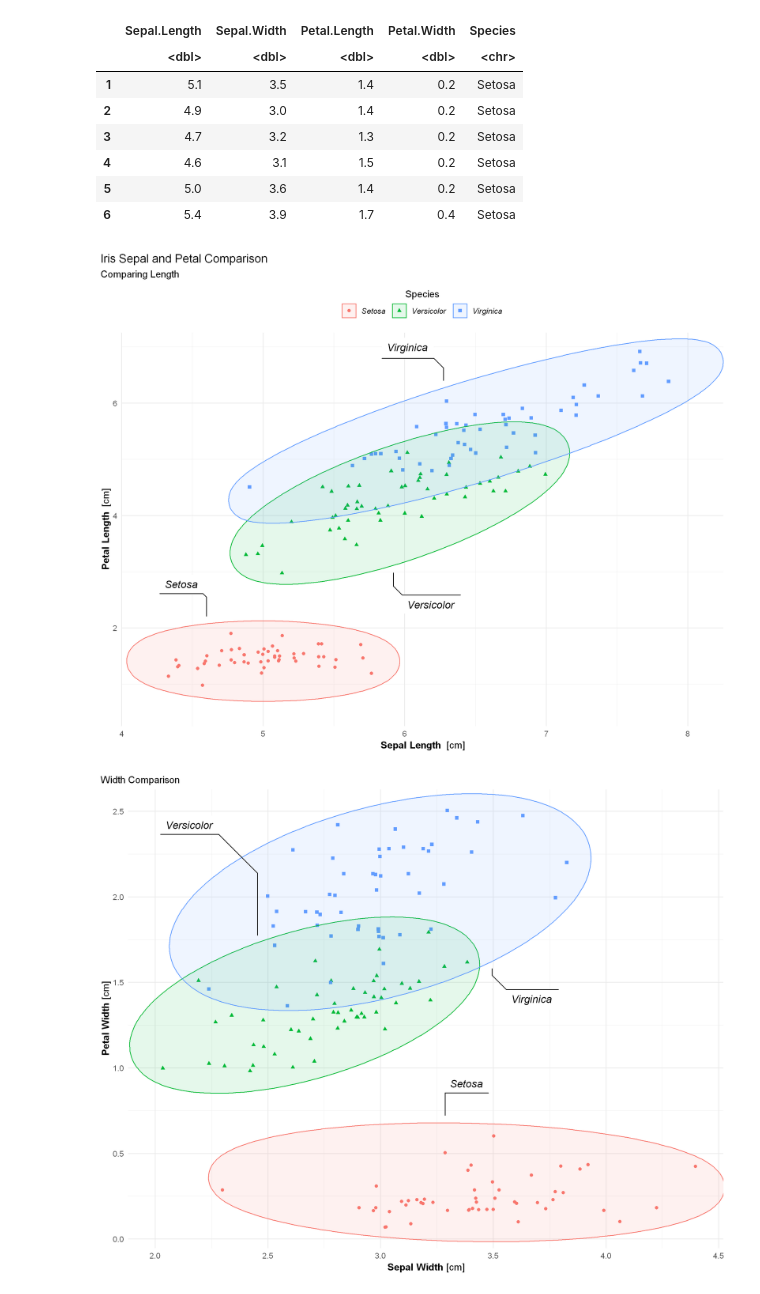
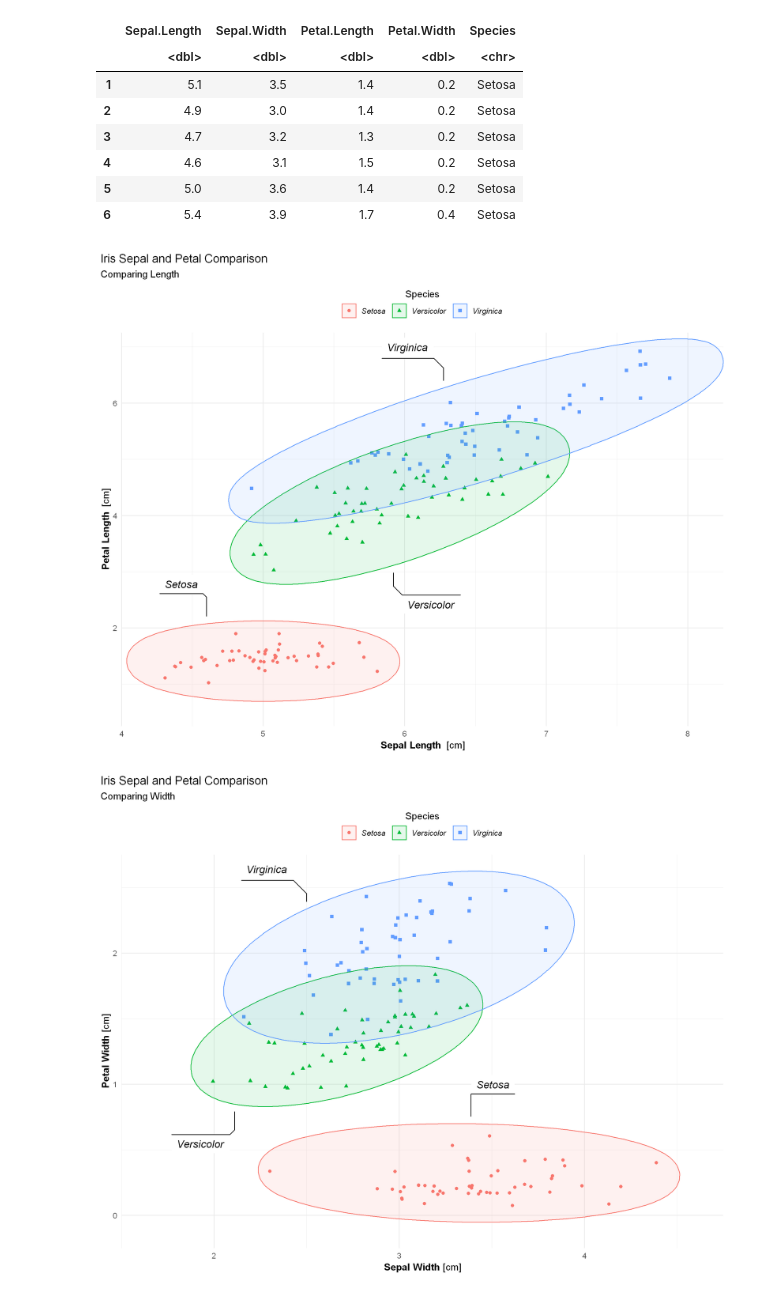
Before and after one commit to MichaszJ/Notebooks, a Jupyter notebook: Iris Visualization.ipynb, the cells around one changed output. Cells and saved outputs as stored; diff of their text form; code cells hidden in the pictures.

```diff
--- a/Iris Visualization.ipynb
+++ b/Iris Visualization.ipynb
@@ -59,8 +59,7 @@ A data.frame: 6 × 5
 | 6 | 5.4 | 3.9 | 1.7 | 0.4 | Setosa |
 # %%
 # creating visualization
-options(repr.plot.res=260)
-options(repr.plot.width = 10, repr.plot.height = 8)
+options(repr.plot.width = 10, repr.plot.height = 8, repr.plot.res=260)
 
 p1 <- ggplot(iris_changed, aes(x = Sepal.Length, y = Petal.Length, color = Species, fill = Species)) +
     geom_jitter(aes(shape = Species)) +
@@ -80,21 +79,27 @@ p1 <- ggplot(iris_changed, aes(x = Sepal.Length, y = Petal.Length, color = Speci
 
 p1
 # %% [output]
-[figure, old version]
+[figure, new version]
 # %%
 # creating visualization
-options(repr.plot.res=260)
-options(repr.plot.width = 10, repr.plot.height = 8)
+options(repr.plot.width = 10, repr.plot.height = 8, repr.plot.res=260)
 
-p2 <- ggplot(iris_changed, aes(x = Sepal.Width, y = Petal.Width, color = Species, fill = Species), show.legend = FALSE) +
-    geom_jitter(aes(shape = Species), show.legend = FALSE) +
-    geom_mark_ellipse(aes(label = Species), alpha = 0.1, label.fontface = c("italic", "plain"), show.legend = FALSE) +
-    labs(subtitle = 'Width Comparison', x = '**Sepal Width** [cm]', y = '**Petal Width** [cm]') +
+p2 <- ggplot(iris_changed, aes(x = Sepal.Width, y = Petal.Width, color = Species, fill = Species)) +
+    geom_jitter(aes(shape = Species)) +
+    geom_mark_ellipse(aes(label = Species), alpha = 0.1, label.fontface = c("italic", "plain")) +
+    labs(title = 'Iris Sepal and Petal Comparison',
+         x = '**Sepal Width** [cm]',
+         y = '**Petal Width** [cm]',
+         subtitle = 'Comparing Width') +
     theme_minimal() +
     theme(axis.title.x = element_markdown(),
           axis.title.y = element_markdown(),
-          plot.title.position = 'plot')
+          plot.title.position = 'plot',
+          legend.position = 'top',
+          legend.text = element_text(face = 'italic')) +
+    guides(shape = guide_legend(title.position = 'top', title.hjust = 0.5)) +
+    coord_cartesian(xlim = c(1.5, 4.75), ylim = c(-0.25, 2.75), clip = 'off', expand = FALSE)
 
 p2
 # %% [output]
-[figure, old version]
+[figure, new version]
```
Also changed, not shown: parts of 9 cells of this notebook.
